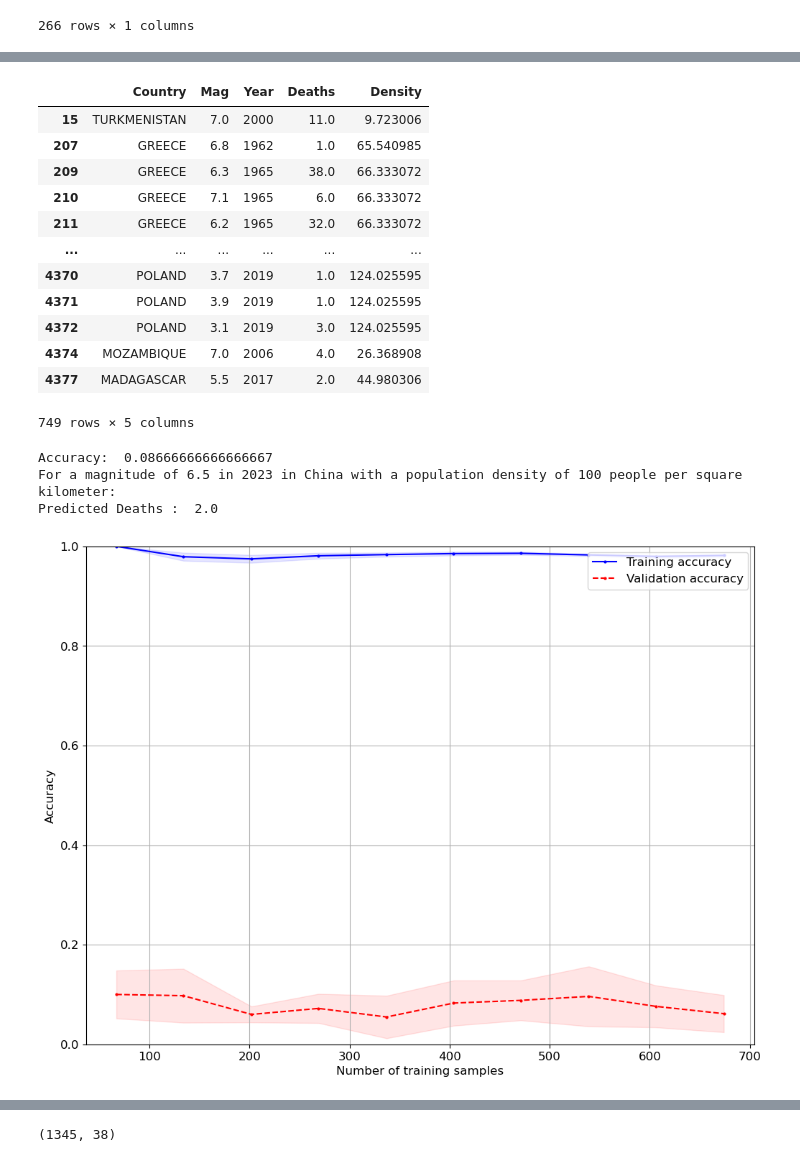
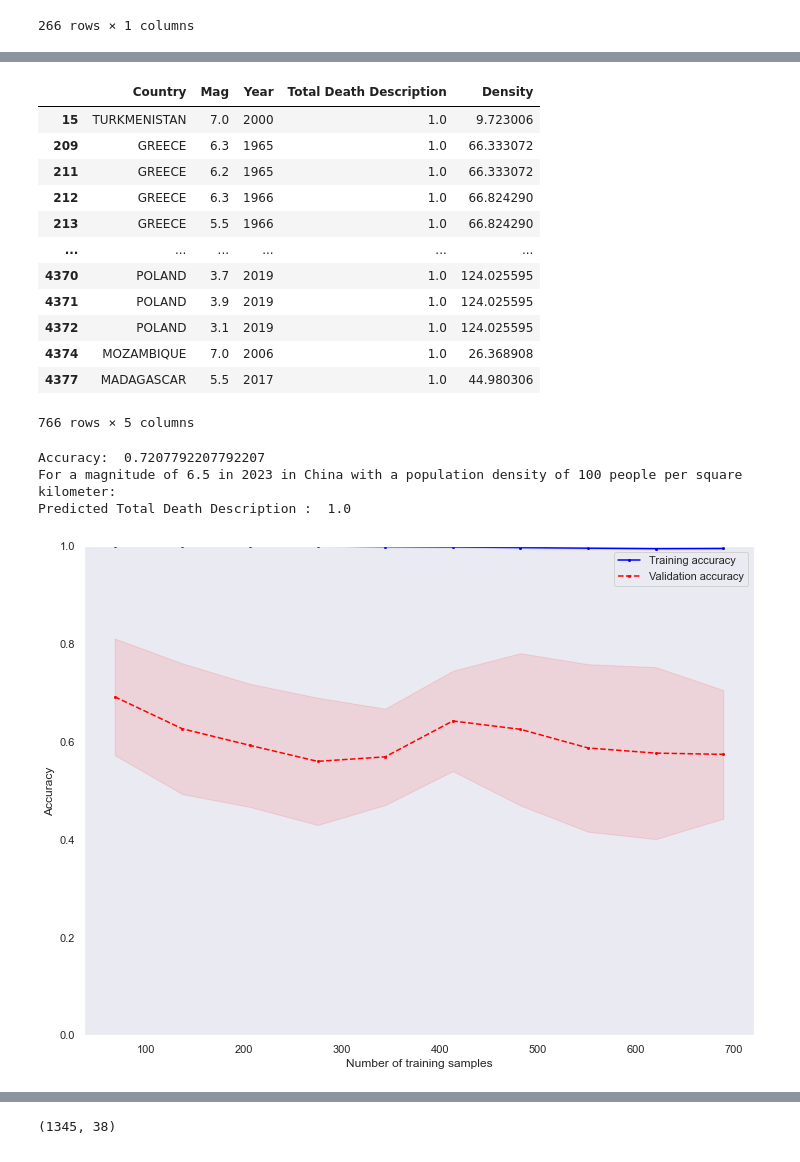
Before and after one commit to Matthijs-Vossen/Earthquake-Analysis, a Jupyter notebook: simon's-eda/eda.ipynb, the cells around one changed output, grey strips where cells are left out. Cells and saved outputs as stored; diff of their text form; code cells hidden in the pictures.

```diff
--- a/simon's-eda/eda.ipynb
+++ b/simon's-eda/eda.ipynb
@@ -508,44 +507,44 @@ def classifiy_earthquakes(feature_to_predict):
     print("Predicted", feature_to_predict,": ", clf.predict(test)[0])
 
     train_sizes, train_scores, test_scores = learning_curve(clf, X, y, cv=10, n_jobs=-1, train_sizes=np.linspace(0.1, 1.0, 10))
 
     # Calculate the mean and standard deviation of the training and validation scores
     train_mean = np.mean(train_scores, axis=1)
     train_std = np.std(train_scores, axis=1)
     test_mean = np.mean(test_scores, axis=1)
     test_std = np.std(test_scores, axis=1)
 
     # Plot the learning curve
     plt.plot(train_sizes, train_mean, color='blue', marker='o', markersize=2, label='Training accuracy')
     plt.fill_between(train_sizes, train_mean + train_std, train_mean - train_std, alpha=0.1, color='blue')
     plt.plot(train_sizes, test_mean, color='red', linestyle='--', marker='o', markersize=2, label='Validation accuracy')
     plt.fill_between(train_sizes, test_mean + test_std, test_mean - test_std, alpha=0.1, color='red')
     plt.grid()
     plt.xlabel('Number of training samples')
     plt.ylabel('Accuracy')
     plt.legend(loc='upper right')
     plt.ylim([0.0, 1.0])
     plt.show()
 
-classifiy_earthquakes(feature_to_predict='Deaths')
+classifiy_earthquakes(feature_to_predict='Total Death Description')
 
 # # make confusion_matrix dataframe and print it
 # print(confusion_matrix(y_test, y_pred))
 # %% [output]
-|  | Country | Mag | Year | Deaths | Density |
-| 15 | TURKMENISTAN | 7.0 | 2000 | 11.0 | 9.723006 |
-| 207 | GREECE | 6.8 | 1962 | 1.0 | 65.540985 |
-| 209 | GREECE | 6.3 | 1965 | 38.0 | 66.333072 |
-| 210 | GREECE | 7.1 | 1965 | 6.0 | 66.333072 |
-| 211 | GREECE | 6.2 | 1965 | 32.0 | 66.333072 |
+|  | Country | Mag | Year | Total Death Description | Density |
+| 15 | TURKMENISTAN | 7.0 | 2000 | 1.0 | 9.723006 |
+| 209 | GREECE | 6.3 | 1965 | 1.0 | 66.333072 |
+| 211 | GREECE | 6.2 | 1965 | 1.0 | 66.333072 |
+| 212 | GREECE | 6.3 | 1966 | 1.0 | 66.824290 |
+| 213 | GREECE | 5.5 | 1966 | 1.0 | 66.824290 |
 | ... | ... | ... | ... | ... | ... |
 | 4370 | POLAND | 3.7 | 2019 | 1.0 | 124.025595 |
 | 4371 | POLAND | 3.9 | 2019 | 1.0 | 124.025595 |
-| 4372 | POLAND | 3.1 | 2019 | 3.0 | 124.025595 |
-| 4374 | MOZAMBIQUE | 7.0 | 2006 | 4.0 | 26.368908 |
-| 4377 | MADAGASCAR | 5.5 | 2017 | 2.0 | 44.980306 |
+| 4372 | POLAND | 3.1 | 2019 | 1.0 | 124.025595 |
+| 4374 | MOZAMBIQUE | 7.0 | 2006 | 1.0 | 26.368908 |
+| 4377 | MADAGASCAR | 5.5 | 2017 | 1.0 | 44.980306 |
-749 rows × 5 columns
+766 rows × 5 columns
-Accuracy:  0.08666666666666667
+Accuracy:  0.7207792207792207
 For a magnitude of 6.5 in 2023 in China with a population density of 100 people per square kilometer:
-Predicted Deaths :  2.0
+Predicted Total Death Description :  1.0
-[figure, old version]
+[figure, new version]
```
Also changed, not shown: parts of 6 cells of this notebook.
